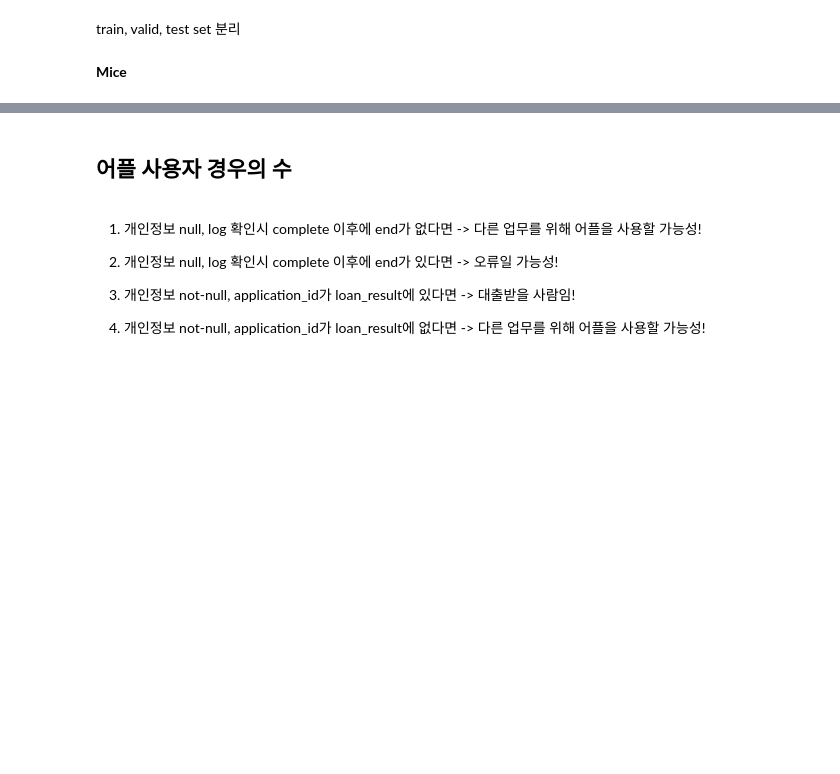
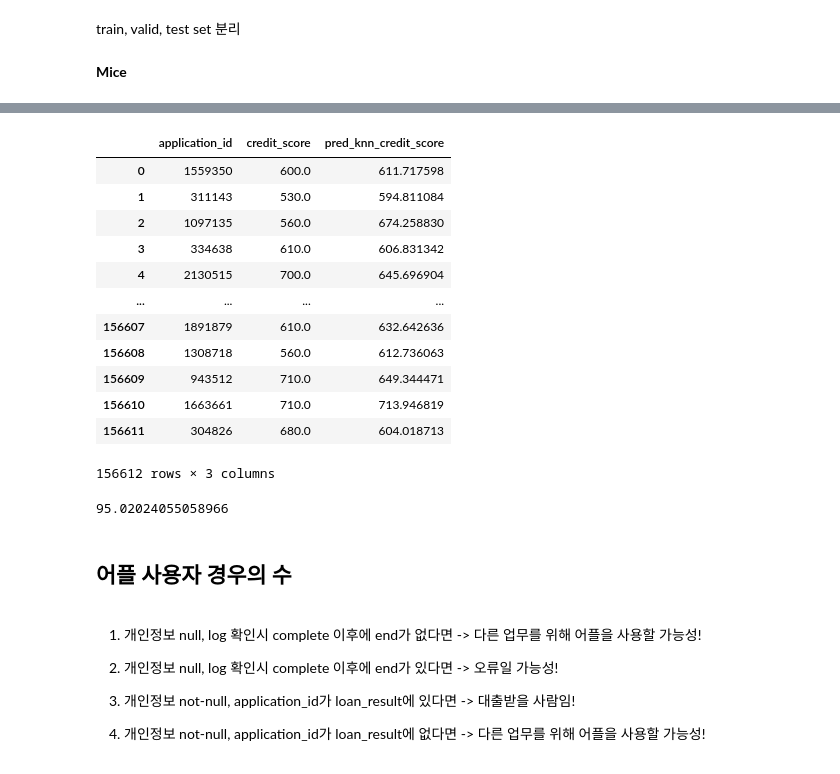
Before and after one commit to lsj7087/22.09_BigContest, a Jupyter notebook: BigContest_Futures_Finda_개짖는소리.ipynb, the cells around one changed output, grey strips where cells are left out. Drawn from its saved outputs; the diff is of its cells as text; code cells hidden in the pictures; blank space fills up the shorter version.

```diff
--- a/BigContest_Futures_Finda_개짖는소리.ipynb
+++ b/BigContest_Futures_Finda_개짖는소리.ipynb
@@ -961,0 +1117,7 @@ df_imputed.head(10)
+# %%
+import sys
+from impyute.imputation.cs import fast_knn
+sys.setrecursionlimit(100000) #Increase the recursion limit of the OS
+
+# start the KNN training
+imputed_df_knn_30=fast_knn(df_null.values, k=30)
@@ -961,0 +1136,6 @@ df_imputed.head(10)
+# %%
+df_imputed_knn_30 = pd.DataFrame(imputed_df_knn_30)
+# %%
+pred_df_knn_30 = df_imputed_knn_30.loc[df_imputed_knn_30[1].isin(valid_ids), [0,2]].copy()
+pred_df_knn_30 = pred_df_knn_30.rename(columns = {0:"application_id", 2: "pred_knn_credit_score"})
+pred_df_knn_30
@@ -961,0 +1156,4 @@ df_imputed.head(10)
+# %%
+true_df = train_set.loc[train_set["user_id"].isin(valid_ids), ["application_id","credit_score"]].copy()
+true_df["credit_score"] = true_credit
+true_df
@@ -961,0 +1174,21 @@ df_imputed.head(10)
+# %%
+result_df_knn_30 = pd.merge(true_df,pred_df_knn_30, how='left', on='application_id')
+result_df_knn_30
+# %% [output]
+|  | application_id | credit_score | pred_knn_credit_score |
+| 0 | 1559350 | 600.0 | 611.717598 |
+| 1 | 311143 | 530.0 | 594.811084 |
+| 2 | 1097135 | 560.0 | 674.258830 |
+| 3 | 334638 | 610.0 | 606.831342 |
+| 4 | 2130515 | 700.0 | 645.696904 |
+| ... | ... | ... | ... |
+| 156607 | 1891879 | 610.0 | 632.642636 |
+| 156608 | 1308718 | 560.0 | 612.736063 |
+| 156609 | 943512 | 710.0 | 649.344471 |
+| 156610 | 1663661 | 710.0 | 713.946819 |
+| 156611 | 304826 | 680.0 | 604.018713 |
+156612 rows × 3 columns
+# %%
+np.sqrt(np.mean((result_df_knn_30["credit_score"] - result_df_knn_30["pred_knn_credit_score"])**2))
+# %% [output]
+95.02024055058966
```
Also changed, not shown: parts of 75 cells of this notebook.
